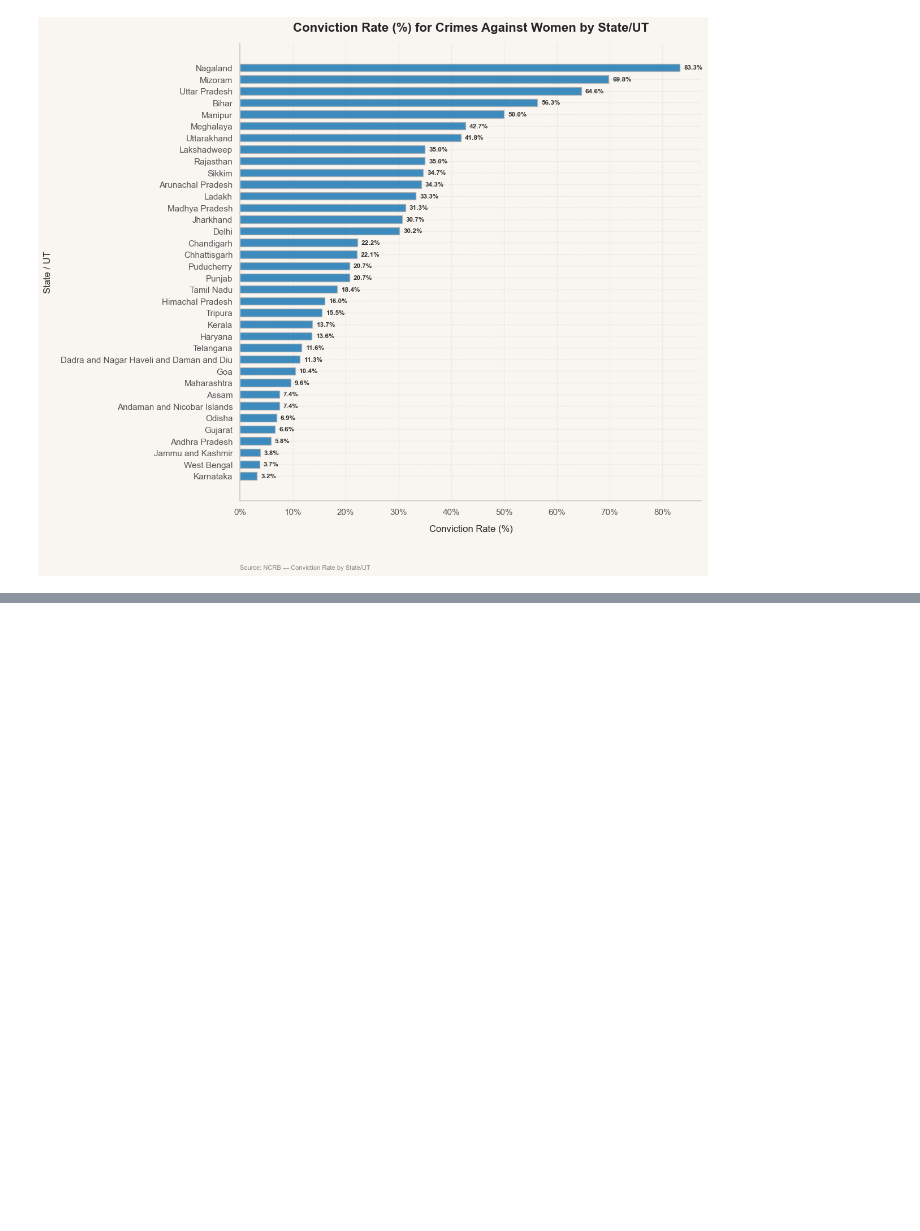
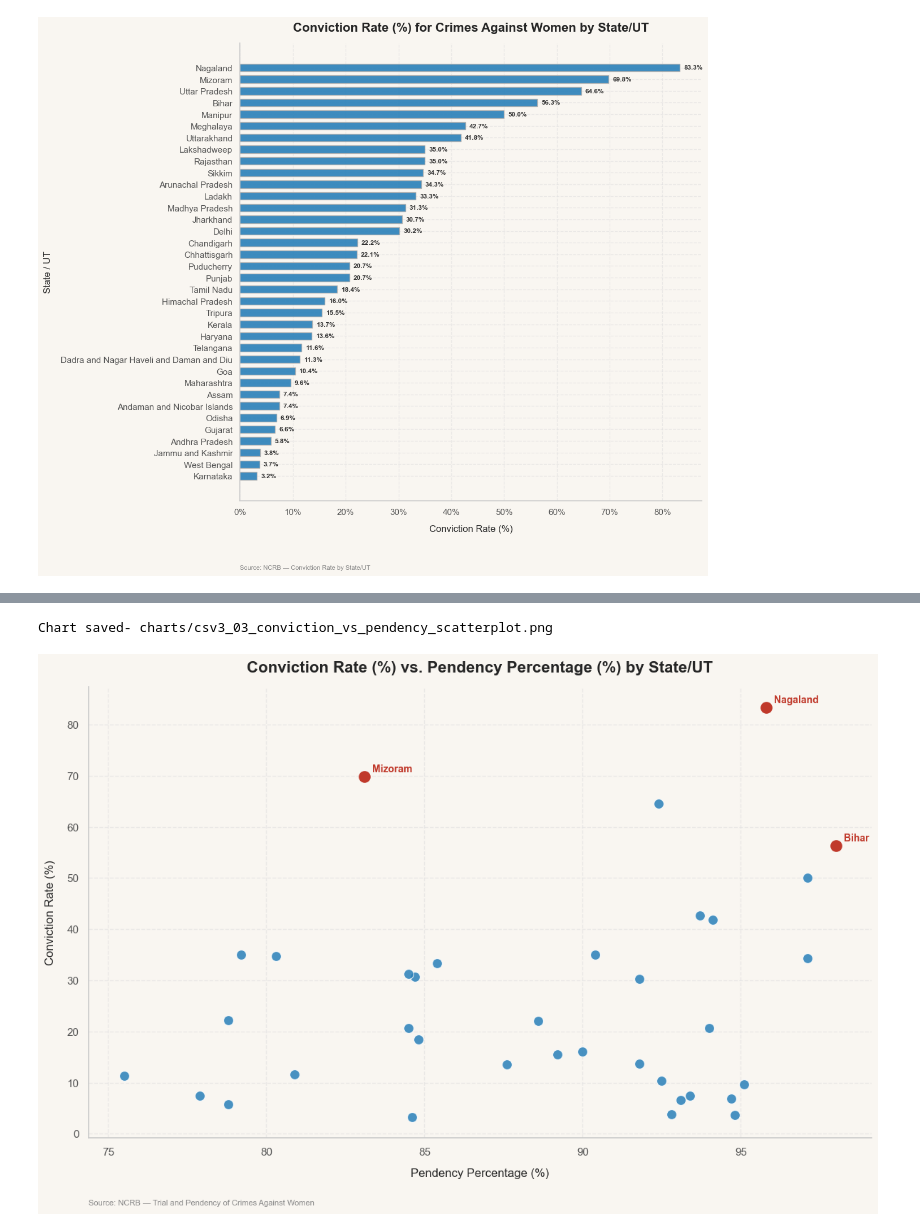
Before and after one commit to bhavya25-ds/The-Committee-Will-Look-Into-It, a Jupyter notebook: 02_Gender_Injustice/03_Analysis.ipynb, the cells around one changed output, grey strips where cells are left out. Drawn from its saved outputs; the diff is of its cells as text; code cells hidden in the pictures; blank space fills up the shorter version.

```diff
--- a/02_Gender_Injustice/03_Analysis.ipynb
+++ b/02_Gender_Injustice/03_Analysis.ipynb
@@ -792,0 +855,57 @@ Chart saved- charts/csv3_01_conviction_rate_bargraph.png
+# %%
+u.set_style()
+
+fig, ax = plt.subplots(figsize=(12, 8))
+fig.patch.set_facecolor(u.BG_COLOR)
+ax.set_facecolor(u.BG_COLOR)
+
+# Scatter plot for Conviction Rate vs Pendency Percentage
+sns.scatterplot(
+    data=csv3,
+    x="Pendency Percentage (%)",
+    y="Conviction Rate (%)",
+    color="#2980b9",
+    s=100,
+    alpha=0.85,
+    ax=ax,
+)
+
+ax.set_title(
+    "Conviction Rate (%) vs. Pendency Percentage (%) by State/UT",
+    fontsize=16,
+    fontweight="bold",
+    pad=15,
+)
+ax.set_xlabel("Pendency Percentage (%)", fontsize=12)
+ax.set_ylabel("Conviction Rate (%)", fontsize=12)
+
+# Annotate and highlight specified outliers (Bihar, Nagaland, Mizoram)
+outliers = ["Bihar", "Nagaland", "Mizoram"]
+for _, row in csv3[csv3["State/UT"].isin(outliers)].iterrows():
+  ax.annotate(
+      row["State/UT"],
+      xy=(row["Pendency Percentage (%)"], row["Conviction Rate (%)"]),
+      xytext=(8, 5),
+      textcoords="offset points",
+      fontsize=10,
+      fontweight="bold",
+      color="#c0392b",
+  )
+  ax.scatter(
+      row["Pendency Percentage (%)"],
+      row["Conviction Rate (%)"],
+      color="#c0392b",
+      s=120,
+      zorder=5,
+  )
+
+u.add_source(
+    ax, "NCRB — Trial and Pendency of Crimes Against Women"
+)
+
+plt.tight_layout()
+u.save_fig(fig, "charts", "csv3_03_conviction_vs_pendency_scatterplot.png")
+plt.show()
+# %% [output]
+Chart saved- charts/csv3_03_conviction_vs_pendency_scatterplot.png
+[figure, added]
```
Also changed, not shown: parts of 13 cells of this notebook, 10 other files.
